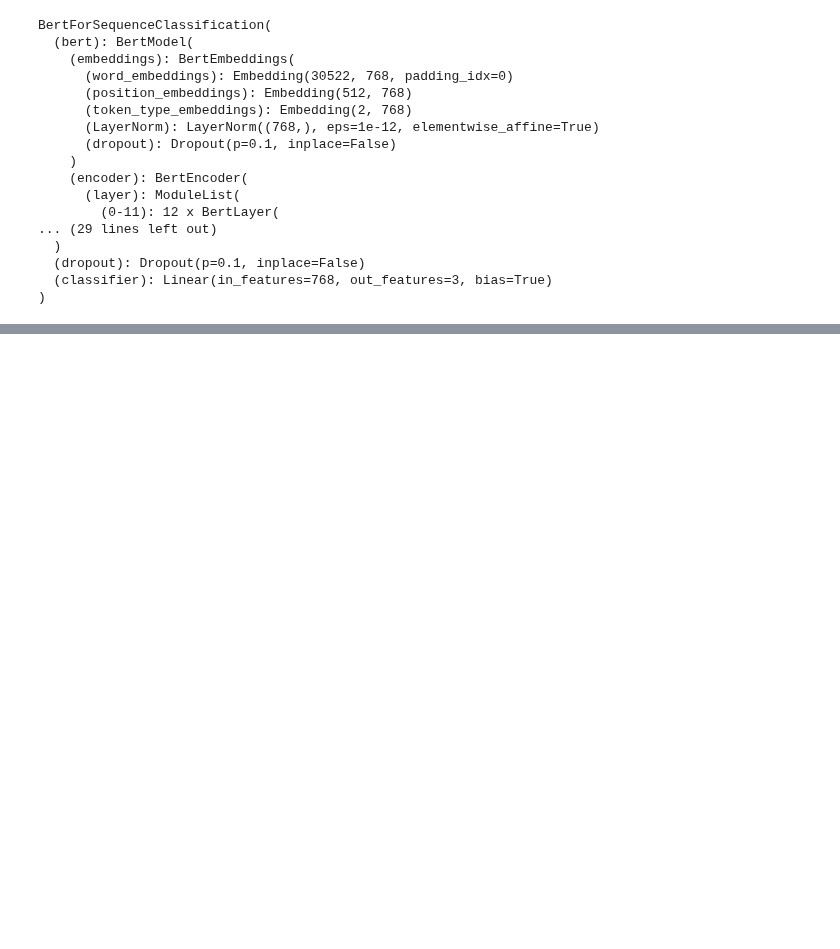
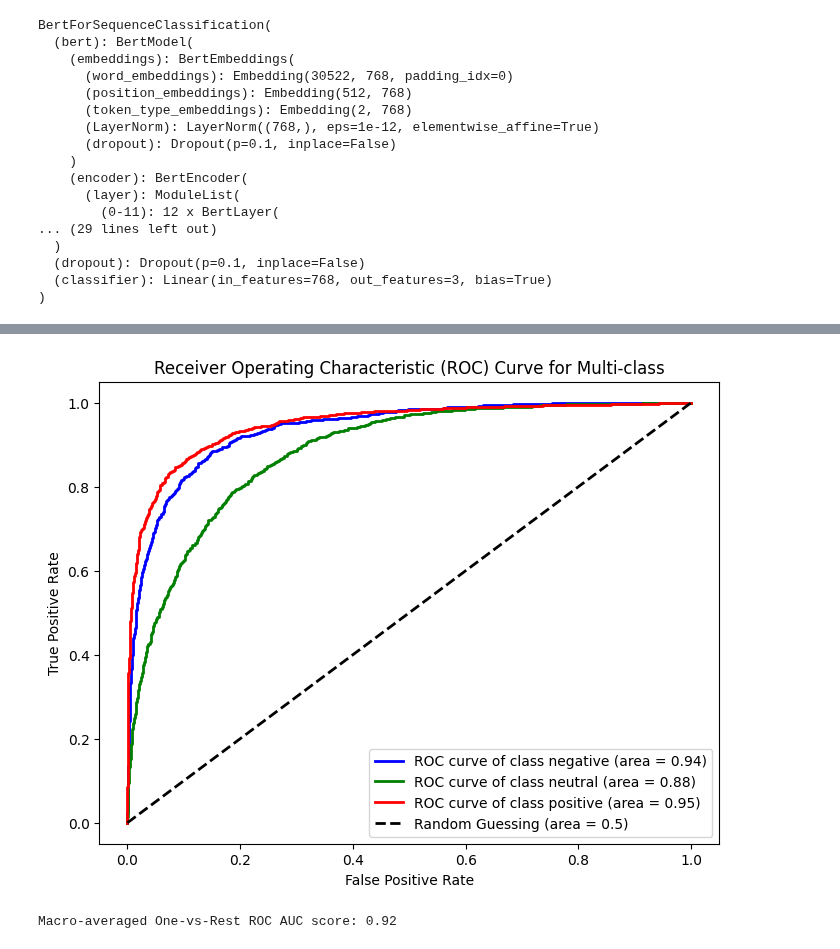
Before and after one commit to aquilina-barhouche/GenAI-Pinnacle-Program, a Jupyter notebook: 06_NLP_using_PyTorch/Assignments/Assignment 2/Assignment_Fine_tuning_Bert_Base_Model.ipynb, the cells around one changed output, grey strips where cells are left out. Saved outputs shown, nothing was run; the diff lists cells and outputs as text; code cells hidden in the pictures; blank space fills up the shorter version.

```diff
--- a/06_NLP_using_PyTorch/Assignments/Assignment 2/Assignment_Fine_tuning_Bert_Base_Model.ipynb
+++ b/06_NLP_using_PyTorch/Assignments/Assignment 2/Assignment_Fine_tuning_Bert_Base_Model.ipynb
@@ -348,0 +385,50 @@ plt.show()
+# %%
+import numpy as np
+from sklearn.metrics import roc_curve, auc, roc_auc_score
+from sklearn.preprocessing import label_binarize
+import matplotlib.pyplot as plt
+import seaborn as sns
+
+# Convert lists to numpy arrays
+all_labels = np.array(all_labels)
+all_proba = np.array(all_proba)
+
+# Define the labels
+labels = ["negative", "neutral", "positive"]
+n_classes = len(labels)
+
+# Binarize the true labels for the one-vs-rest strategy
+y_true_bin = label_binarize(all_labels, classes=range(n_classes))
+
+if not isinstance(y_true_bin, np.ndarray):
+    y_true_bin = np.array(y_true_bin)
+
+# Compute ROC curve and AUC for each class
+fpr = {}
+tpr = {}
+roc_auc = {}
+for i in range(n_classes):
+    # This slicing now works because y_true_bin and all_proba are numpy arrays
+    fpr[i], tpr[i], _ = roc_curve(y_true_bin[:, i], all_proba[:, i])
+    roc_auc[i] = auc(fpr[i], tpr[i])
+
+# Plotting the ROC curves
+plt.figure(figsize=(8, 6))
+colors = ['blue', 'green', 'red'] # Customize colors as needed
+
+for i in range(n_classes):
+    plt.plot(fpr[i], tpr[i], color=colors[i], lw=2,
+             label='ROC curve of class {0} (area = {1:0.2f})'.format(labels[i], roc_auc[i]))
+
+plt.plot([0, 1], [0, 1], 'k--', lw=2, label='Random Guessing (area = 0.5)')
+plt.xlabel('False Positive Rate')
+plt.ylabel('True Positive Rate')
+plt.title('Receiver Operating Characteristic (ROC) Curve for Multi-class')
+plt.legend(loc="lower right")
+
+# Calculate macro-averaged ROC AUC score (overall metric)
+macro_roc_auc_ovr = roc_auc_score(all_labels, all_proba, multi_class="ovr", average="macro")
+print(f"Macro-averaged One-vs-Rest ROC AUC score: {macro_roc_auc_ovr:.2f}")
+# %% [output]
+[figure, added]
+Macro-averaged One-vs-Rest ROC AUC score: 0.92
```
Also changed, not shown: parts of 11 cells of this notebook, 1 other file.
